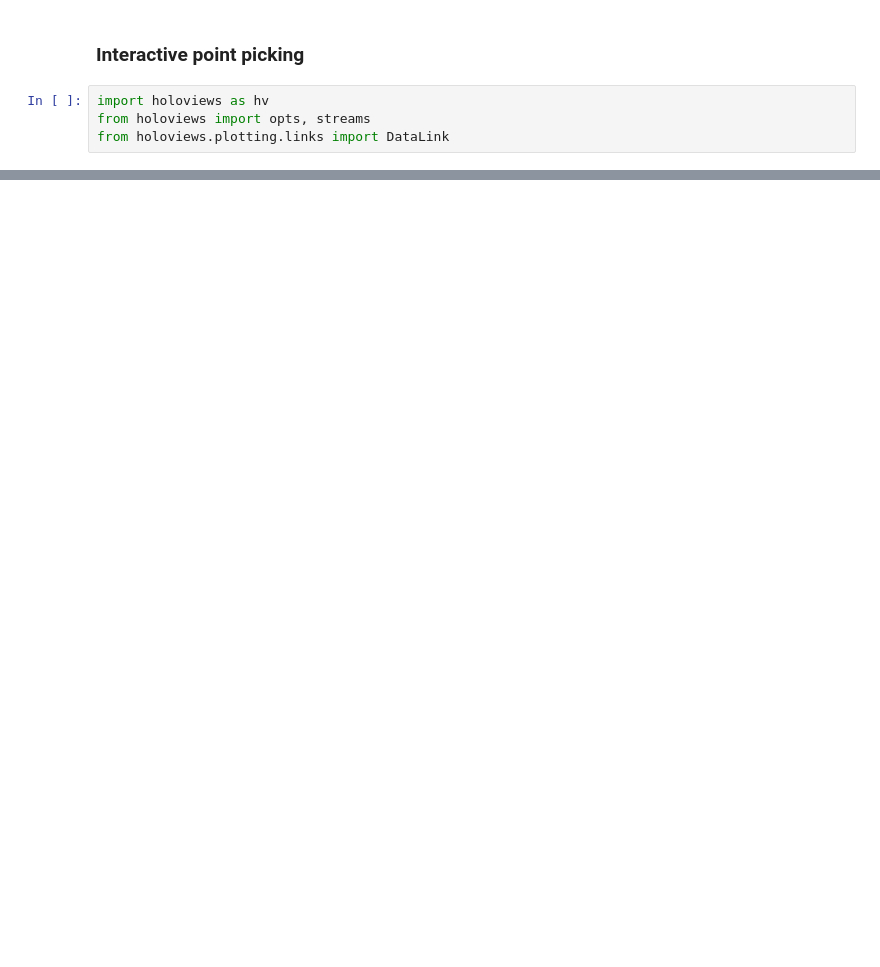
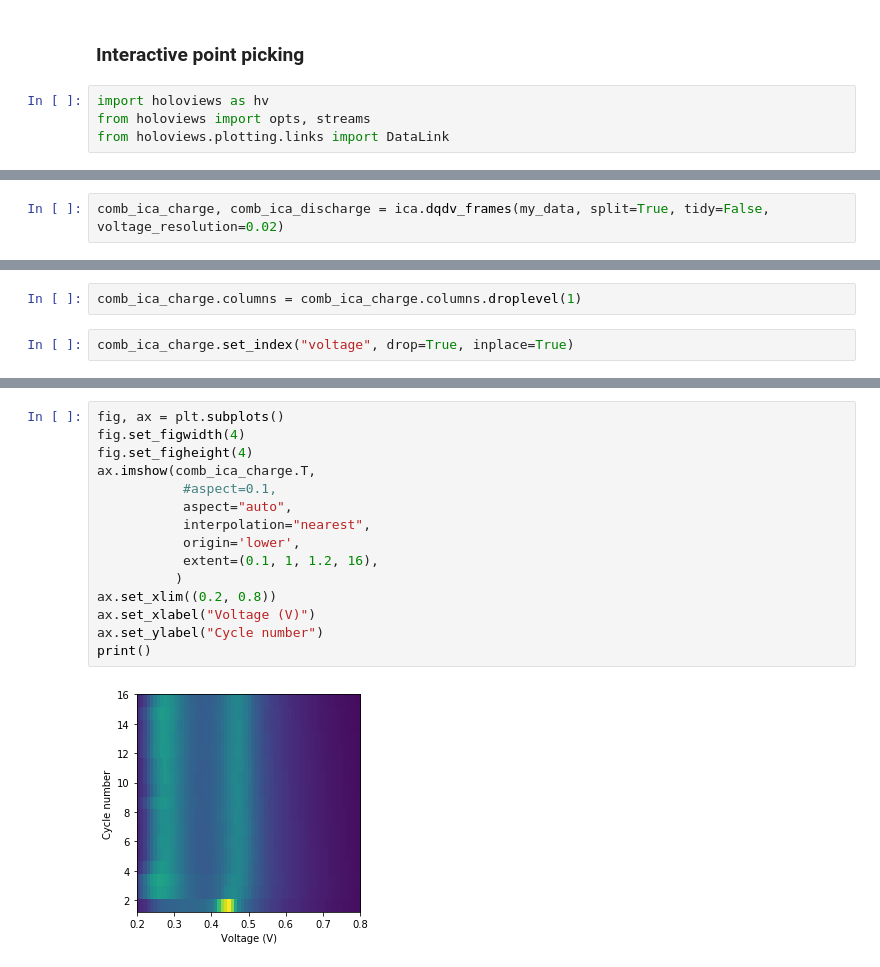
Before and after one commit to jepegit/cellpy, a Jupyter notebook: dev_utils/ica_notebooks/fitting/drev_simple_interactive_plotter.ipynb, the cells around one changed output, grey strips where cells are left out. Cells and saved outputs as stored; diff of their text form; blank space fills up the shorter version.

```diff
--- a/dev_utils/ica_notebooks/fitting/drev_simple_interactive_plotter.ipynb
+++ b/dev_utils/ica_notebooks/fitting/drev_simple_interactive_plotter.ipynb
@@ -216,0 +207,2 @@ show(p)
+# %%
+comb_ica_charge, comb_ica_discharge = ica.dqdv_frames(my_data, split=True, tidy=False, voltage_resolution=0.02)
@@ -216,0 +217,4 @@ show(p)
+# %%
+comb_ica_charge.columns = comb_ica_charge.columns.droplevel(1)
+# %%
+comb_ica_charge.set_index("voltage", drop=True, inplace=True)
@@ -216,0 +248,17 @@ show(p)
+# %%
+fig, ax = plt.subplots()
+fig.set_figwidth(4)
+fig.set_figheight(4)
+ax.imshow(comb_ica_charge.T,
+           #aspect=0.1,
+           aspect="auto",
+           interpolation="nearest",
+           origin='lower',
+           extent=(0.1, 1, 1.2, 16),
+          )
+ax.set_xlim((0.2, 0.8))
+ax.set_xlabel("Voltage (V)")
+ax.set_ylabel("Cycle number")
+print()
+# %% [output]
+[figure, added]
```
Also changed, not shown: parts of 19 cells of this notebook.
